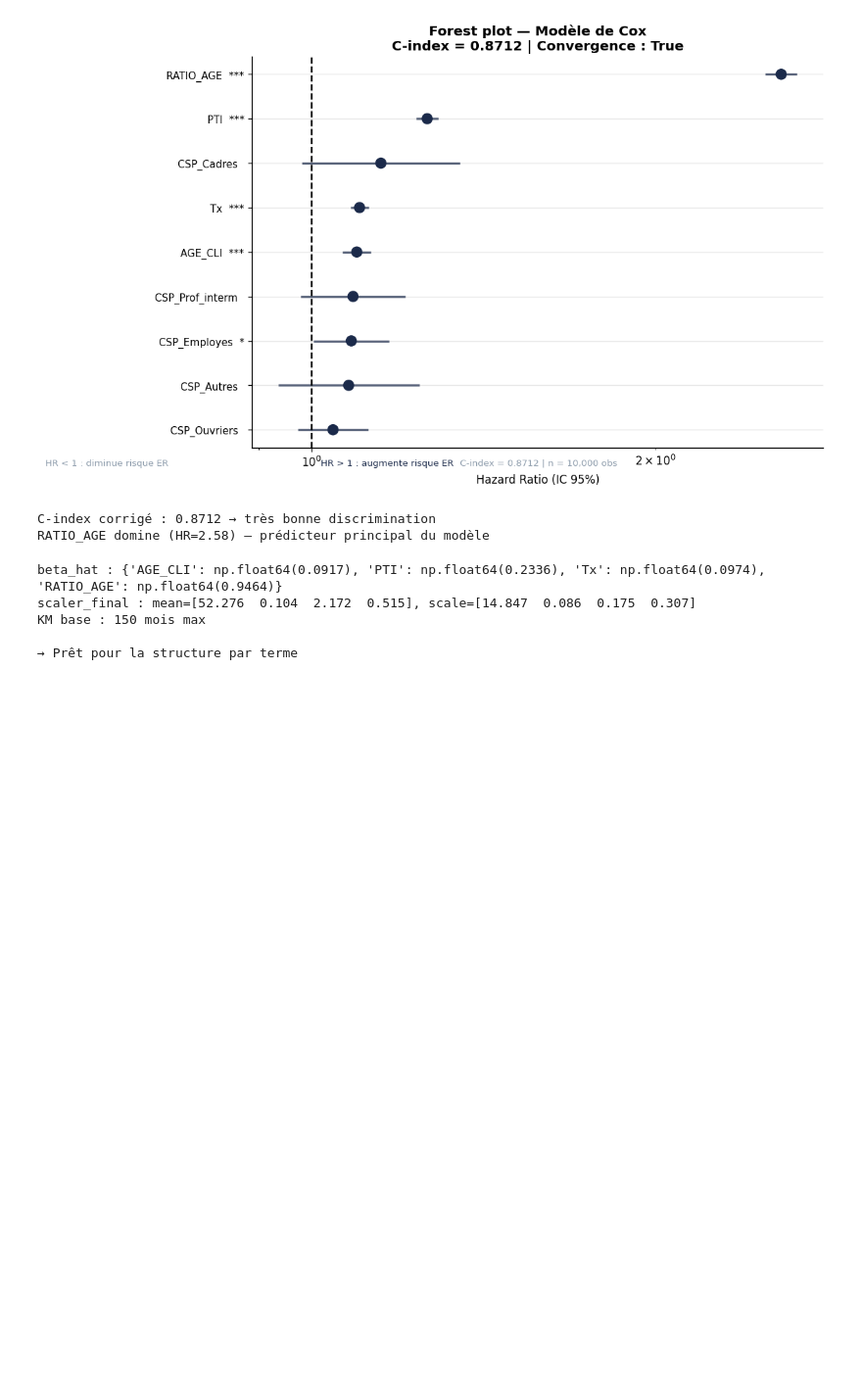
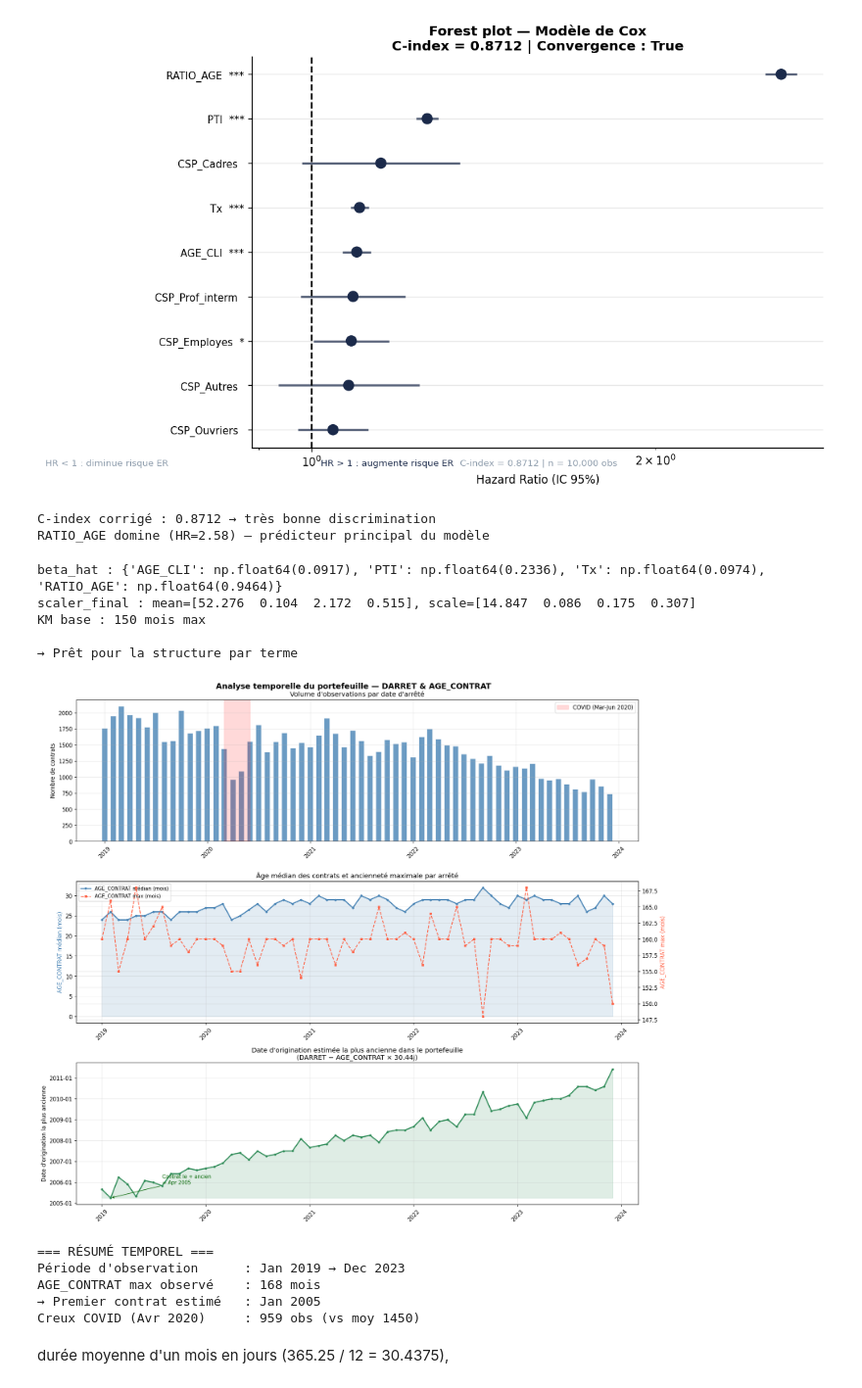
Before and after one commit to Endoresuu/PFE, a Jupyter notebook: AA- finale.ipynb, the cells around one changed output. Shown at 98% size. Drawn from its saved outputs; the diff is of its cells as text; code cells hidden in the pictures; blank space fills up the shorter version.

```diff
--- a/AA- finale.ipynb
+++ b/AA- finale.ipynb
@@ -1181,3 +1181,81 @@ scaler_final : mean=[52.276  0.104  2.172  0.515], scale=[14.847  0.086  0.175
 KM base : 150 mois max
 
 → Prêt pour la structure par terme
+# %%
+fig, axes = plt.subplots(3, 1, figsize=(16, 14))
+fig.suptitle("Analyse temporelle du portefeuille — DARRET & AGE_CONTRAT", fontsize=14, fontweight='bold')
+
+# ── 1. Volume par arrêté ──────────────────────────────────────────────────────
+counts = df['DARRET'].value_counts().sort_index()
+axes[0].bar(counts.index, counts.values, color='steelblue', alpha=0.8, edgecolor='white', width=20)
+axes[0].axvspan(pd.Timestamp('2020-03-01'), pd.Timestamp('2020-06-01'),
+                alpha=0.15, color='red', label='COVID (Mar-Jun 2020)')
+axes[0].set_title("Volume d'observations par date d'arrêté")
+axes[0].set_ylabel("Nombre de contrats")
+axes[0].legend()
+axes[0].tick_params(axis='x', rotation=45)
+
+# ── 2. AGE_CONTRAT médian par arrêté + date d'origination la plus ancienne ───
+stats = df.groupby('DARRET')['AGE_CONTRAT'].agg(['median','max']).reset_index()
+
+# Date d'origination estimée = DARRET - AGE_CONTRAT (mois)
+df['DATE_ORIG_EST'] = df['DARRET'] - pd.to_timedelta(df['AGE_CONTRAT'] * 30.44, unit='D')
+orig_min = df.groupby('DARRET')['DATE_ORIG_EST'].min().reset_index()
+orig_min.columns = ['DARRET', 'ORIG_MIN']
+
+ax2 = axes[1]
+ax2.plot(stats['DARRET'], stats['median'], color='steelblue', linewidth=2,
+          marker='o', markersize=3, label='AGE_CONTRAT médian (mois)')
+ax2.fill_between(stats['DARRET'], 0, stats['median'], alpha=0.15, color='steelblue')
+ax2.set_ylabel("AGE_CONTRAT médian (mois)", color='steelblue')
+ax2.set_title("Âge médian des contrats et ancienneté maximale par arrêté")
+ax2.tick_params(axis='x', rotation=45)
+
+ax2b = ax2.twinx()
+ax2b.plot(stats['DARRET'], stats['max'], color='tomato', linewidth=1.5,
+           linestyle='--', marker='s', markersize=3, label='AGE_CONTRAT max (mois)')
+ax2b.set_ylabel("AGE_CONTRAT max (mois)", color='tomato')
+
+lines1, labels1 = ax2.get_legend_handles_labels()
+lines2, labels2 = ax2b.get_legend_handles_labels()
+ax2.legend(lines1 + lines2, labels1 + labels2, fontsize=9)
+
+# ── 3. Date d'origination la plus ancienne par arrêté ────────────────────────
+axes[2].plot(orig_min['DARRET'], orig_min['ORIG_MIN'],
+              color='seagreen', linewidth=2, marker='o', markersize=3)
+axes[2].fill_between(orig_min['DARRET'], orig_min['ORIG_MIN'].min(),
+                      orig_min['ORIG_MIN'], alpha=0.15, color='seagreen')
+axes[2].set_title("Date d'origination estimée la plus ancienne dans le portefeuille\n"
+                   "(DARRET − AGE_CONTRAT × 30.44j)")
+axes[2].set_ylabel("Date d'origination la plus ancienne")
+axes[2].tick_params(axis='x', rotation=45)
+axes[2].yaxis.set_major_formatter(plt.matplotlib.dates.DateFormatter('%Y-%m'))
+
+# Annotation du contrat le plus ancien
+oldest_idx = orig_min['ORIG_MIN'].idxmin()
+oldest_date = orig_min.loc[oldest_idx, 'ORIG_MIN']
+oldest_darret = orig_min.loc[oldest_idx, 'DARRET']
+axes[2].annotate(f"Contrat le + ancien\n≈ {oldest_date.strftime('%b %Y')}",
+                  xy=(oldest_darret, oldest_date),
+                  xytext=(oldest_darret + pd.DateOffset(months=6), oldest_date + pd.DateOffset(months=8)),
+                  fontsize=9, color='darkgreen',
+                  arrowprops=dict(arrowstyle='->', color='darkgreen'))
+
+plt.tight_layout()
+plt.show()
+
+# Résumé textuel
+print("=== RÉSUMÉ TEMPOREL ===")
+print(f"Période d'observation      : {df['DARRET'].min().strftime('%b %Y')} → {df['DARRET'].max().strftime('%b %Y')}")
+print(f"AGE_CONTRAT max observé    : {df['AGE_CONTRAT'].max():.0f} mois")
+print(f"→ Premier contrat estimé   : {(df['DARRET'].min() - pd.DateOffset(months=int(df['AGE_CONTRAT'].max()))).strftime('%b %Y')}")
+print(f"Creux COVID (Avr 2020)     : {counts.loc['2020-04-01']:,} obs (vs moy {counts.mean():.0f})")
+# %% [output]
+[figure, added]
+=== RÉSUMÉ TEMPOREL ===
+Période d'observation      : Jan 2019 → Dec 2023
+AGE_CONTRAT max observé    : 168 mois
+→ Premier contrat estimé   : Jan 2005
+Creux COVID (Avr 2020)     : 959 obs (vs moy 1450)
+# %% [markdown]
+ durée moyenne d'un mois en jours (365.25 / 12 = 30.4375),
```
Also changed, not shown: parts of 4 cells of this notebook, 1 other file.
